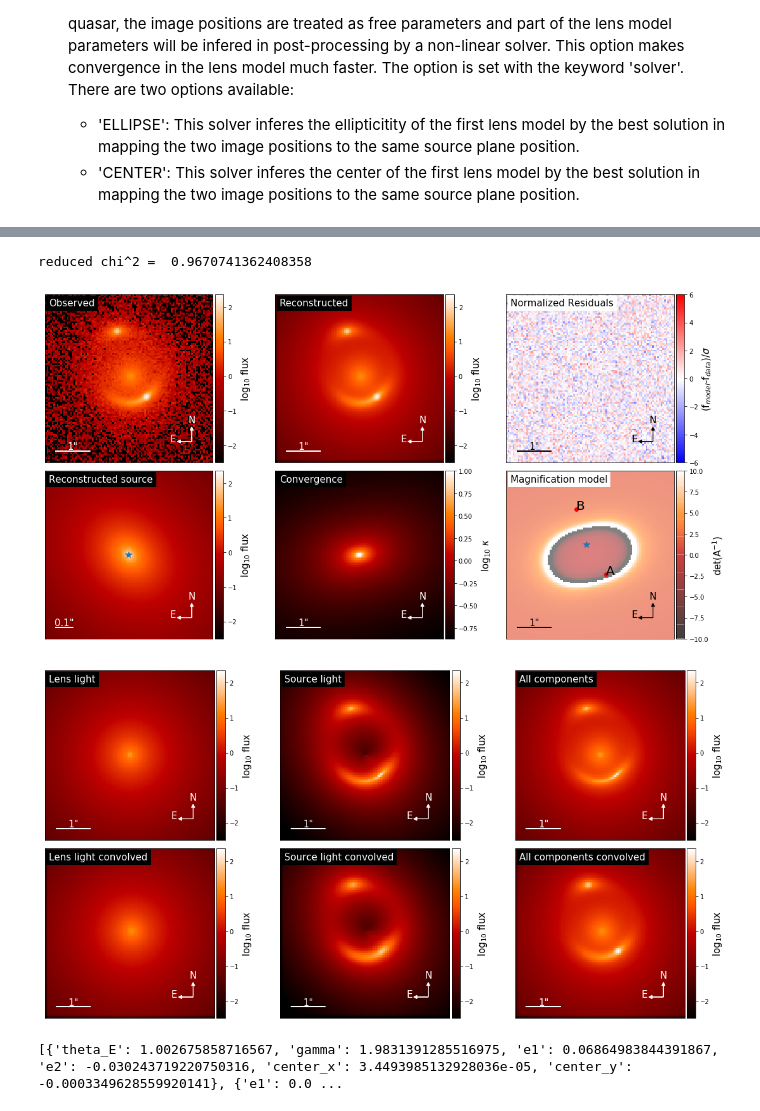
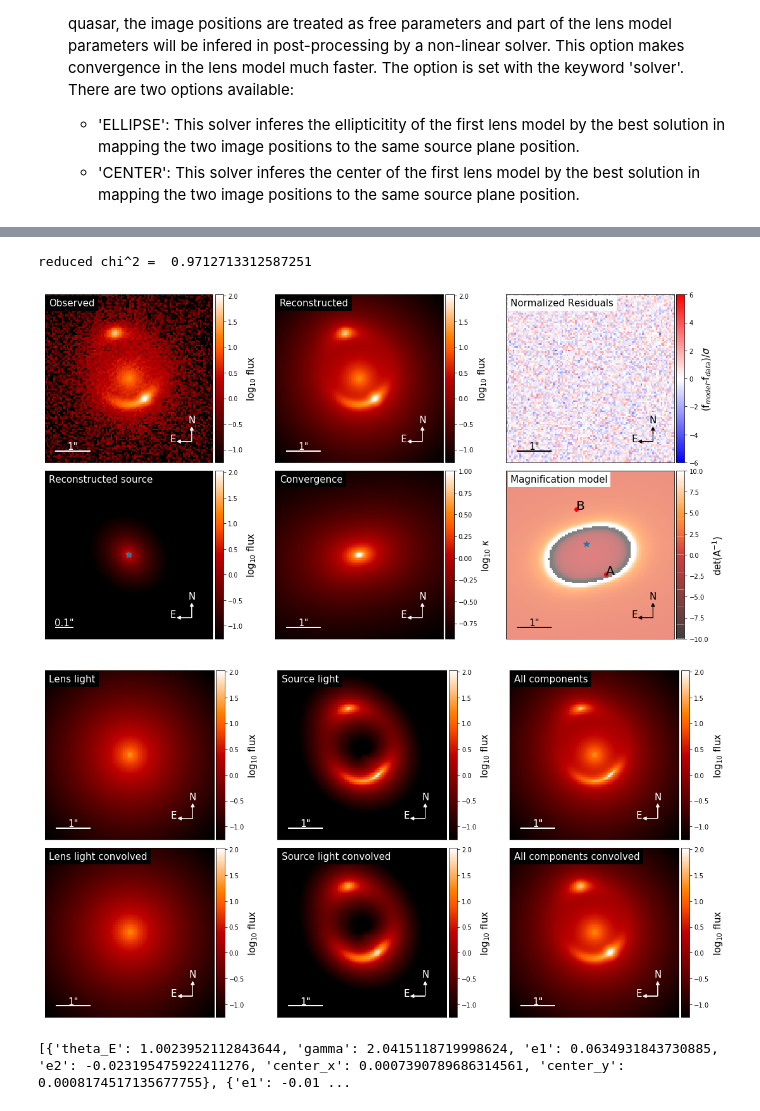
Before and after one commit to lenstronomy/lenstronomy-tutorials, a Jupyter notebook: lenstronomy_extensions/Notebooks/double_model.ipynb, the cells around one changed output, grey strips where cells are left out. Saved outputs shown, nothing was run; the diff lists cells and outputs as text; code cells hidden in the pictures.

Commit message:
updated notebooks to lenstronomy release 0.6.0 added simulation_api notebook

```diff
--- a/lenstronomy_extensions/Notebooks/double_model.ipynb
+++ b/lenstronomy_extensions/Notebooks/double_model.ipynb
@@ -31,27 +32,25 @@ from lenstronomy.Data.psf import PSF
 ## creating a mock image of a double
 We follow closely the starting guide in how we create a mock image with noise properties. In this example we use an elliptical power-law convergence profile with external shear as the lens model, two different Sersic profiles as the light components of the deflector and the quasar host galaxy and a HST-like resolution of the image.
 # %%
-SimAPI = Simulation()
-
 # data specifics
-sigma_bkg = .5  # background noise per pixel
+background_rms = .5  # background noise per pixel
 exp_time = 100  # exposure time (arbitrary units, flux per pixel is in units #photons/exp_time unit)
 numPix = 100  # cutout pixel size
 deltaPix = 0.05  # pixel size in arcsec (area per pixel = deltaPix**2)
-fwhm = 0.1  # full width half max of PSF
+fwhm = 0.2  # full width half max of PSF
 
 # PSF specification
 
-kwargs_data = SimAPI.data_configure(numPix, deltaPix, exp_time, sigma_bkg)
+kwargs_data = sim_util.data_configure_simple(numPix, deltaPix, exp_time, background_rms, inverse=True)
 data_class = Data(kwargs_data)
-kwargs_psf = SimAPI.psf_configure(psf_type='GAUSSIAN', fwhm=fwhm, kernelsize=31, deltaPix=deltaPix,
+kwargs_psf = sim_util.psf_configure_simple(psf_type='GAUSSIAN', fwhm=fwhm, kernelsize=31, deltaPix=deltaPix,
                                                truncate=3,
                                                kernel=None)
 psf_class = PSF(kwargs_psf)
-kwargs_psf = SimAPI.psf_configure(psf_type='PIXEL', fwhm=fwhm, kernelsize=11, deltaPix=deltaPix,
-                                                    truncate=6,
-                                                    kernel=psf_class.kernel_point_source)
-psf_class = PSF(kwargs_psf)
+#kwargs_psf = SimAPI.psf_configure(psf_type='PIXEL', fwhm=fwhm, kernelsize=11, deltaPix=deltaPix,
+#                                                    truncate=6,
+#                                                    kernel=psf_class.kernel_point_source)
+#psf_class = PSF(kwargs_psf)
 
 lens_model_list = ['SPEP', 'SHEAR']
 kwargs_shear = {'e1': 0.01, 'e2': 0.01}  # gamma_ext: shear strength, psi_ext: shear angel (in radian)
@@ -62,14 +61,14 @@ lens_model_class = LensModel(lens_model_list=lens_model_list)
 # list of light profiles (for lens and source)
 # 'SERSIC': spherical Sersic profile
 lens_light_model_list = ['SERSIC']
-kwargs_sersic = {'amp': 1., 'R_sersic': 1., 'n_sersic': 2, 'center_x': 0, 'center_y': 0}
+kwargs_sersic = {'amp': 400., 'R_sersic': 1., 'n_sersic': 2, 'center_x': 0, 'center_y': 0}
 kwargs_lens_light = [kwargs_sersic]
 lens_light_model_class = LightModel(light_model_list=lens_light_model_list)
 # 'SERSIC_ELLIPSE': elliptical Sersic profile
 
 source_model_list = ['SERSIC_ELLIPSE']
 ra_source, dec_source = 0.1, 0.3
-kwargs_sersic_ellipse = {'amp': 0.4, 'R_sersic': .5, 'n_sersic': 7, 'center_x': ra_source,
+kwargs_sersic_ellipse = {'amp': 160, 'R_sersic': .5, 'n_sersic': 7, 'center_x': ra_source,
                          'center_y': dec_source, 'e1': 0., 'e2': 0.1}
 kwargs_source = [kwargs_sersic_ellipse]
 source_model_class = LightModel(light_model_list=source_model_list)
@@ -86,8 +85,12 @@ kwargs_numerics = {'subgrid_res': 1, 'psf_subgrid': False}
 imageModel = ImageModel(data_class, psf_class, lens_model_class, source_model_class,
                                 lens_light_model_class,
                                 point_source_class, kwargs_numerics=kwargs_numerics)
-image_sim = SimAPI.simulate(imageModel, kwargs_lens, kwargs_source,
+image_sim = imageModel.image(kwargs_lens, kwargs_source,
                                          kwargs_lens_light, kwargs_ps)
+poisson = image_util.add_poisson(image_sim, exp_time=exp_time)
+bkg = image_util.add_background(image_sim, sigma_bkd=background_rms)
+image_sim = image_sim + bkg + poisson
+
 kwargs_data['image_data'] = image_sim
 data_class.update_data(image_sim)
 
@@ -210,38 +210,38 @@ InMemoryStorageUtil does not support storeRandomState
 # %%
 from lenstronomy.Plots.output_plots import LensModelPlot
 
 lensPlot = LensModelPlot(kwargs_data, kwargs_psf, kwargs_numerics, kwargs_model, lens_result, source_result,
                              lens_light_result, ps_result, arrow_size=0.02, cmap_string="gist_heat")
 
 f, axes = plt.subplots(2, 3, figsize=(16, 8), sharex=False, sharey=False)
 
 lensPlot.data_plot(ax=axes[0,0])
 lensPlot.model_plot(ax=axes[0,1])
 lensPlot.normalized_residual_plot(ax=axes[0,2], v_min=-6, v_max=6)
-lensPlot.source_plot(ax=axes[1, 0],convolution=False, deltaPix_source=0.01, numPix=100)
+lensPlot.source_plot(ax=axes[1, 0], deltaPix_source=0.01, numPix=100)
 lensPlot.convergence_plot(ax=axes[1, 1], v_max=1)
 lensPlot.magnification_plot(ax=axes[1, 2])
 f.tight_layout()
 f.subplots_adjust(left=None, bottom=None, right=None, top=None, wspace=0., hspace=0.05)
 plt.show()
 
 f, axes = plt.subplots(2, 3, figsize=(16, 8), sharex=False, sharey=False)
 
 lensPlot.decomposition_plot(ax=axes[0,0], text='Lens light', lens_light_add=True, unconvolved=True)
 lensPlot.decomposition_plot(ax=axes[1,0], text='Lens light convolved', lens_light_add=True)
 lensPlot.decomposition_plot(ax=axes[0,1], text='Source light', source_add=True, unconvolved=True)
 lensPlot.decomposition_plot(ax=axes[1,1], text='Source light convolved', source_add=True)
 lensPlot.decomposition_plot(ax=axes[0,2], text='All components', source_add=True, lens_light_add=True, unconvolved=True)
 lensPlot.decomposition_plot(ax=axes[1,2], text='All components convolved', source_add=True, lens_light_add=True, point_source_add=True)
 f.tight_layout()
 f.subplots_adjust(left=None, bottom=None, right=None, top=None, wspace=0., hspace=0.05)
 plt.show()
 print(lens_result, source_result, lens_light_result, ps_result)
 # %% [output]
-reduced chi^2 =  0.9670741362408358
+reduced chi^2 =  0.9712713312587251
-[figure, old version]
+[figure, new version]
-[figure, old version]
+[figure, new version]
-[{'theta_E': 1.002675858716567, 'gamma': 1.9831391285516975, 'e1': 0.06864983844391867, 'e2': -0.030243719220750316, 'center_x': 3.4493985132928036e-05, 'center_y': -0.0003349628559920141}, {'e1': 0.0 ...
+[{'theta_E': 1.0023952112843644, 'gamma': 2.0415118719998624, 'e1': 0.0634931843730885, 'e2': -0.023195475922411276, 'center_x': 0.0007390789686314561, 'center_y': 0.0008174517135677755}, {'e1': -0.01 ...
 # %%
 print("number of non-linear parameters in the MCMC process: ", len(param_mcmc))
 print("parameters in order: ", param_mcmc)
```
Also changed, not shown: parts of 4 cells of this notebook, 12 other files.
